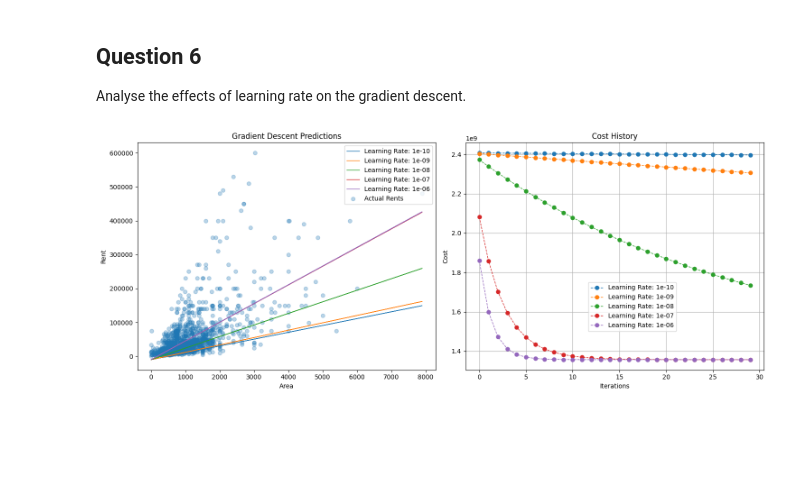
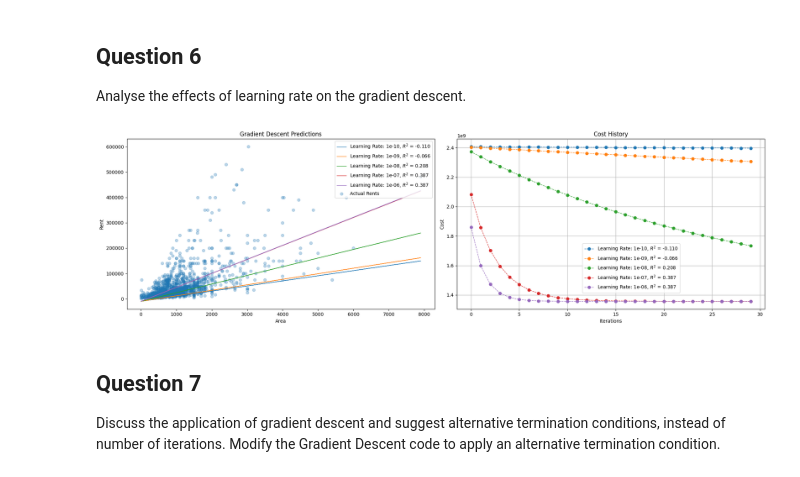
Before and after one commit to majdyousof/machine-learning-coursework, a Jupyter notebook: 02061161_code.ipynb, the cells around one changed output. Cells and saved outputs as stored; diff of their text form; code cells hidden in the pictures; blank space fills up the shorter version.

Commit message:
finish question 8

```diff
--- a/02061161_code.ipynb
+++ b/02061161_code.ipynb
@@ -314,14 +327,14 @@ beta_initial = 20 # Initial beta value
 learning_rate = 10e-9 # Learning rate
 iterations = 2 # Number of iterations
 
-X = X_train_simple.values.flatten()
-y = y_train_simple.values.flatten()
+X = X_train
+y = y_train
 
 # Running gradient descent
 alpha_history, beta_history, cost_history = gradient_descent(X, y, alpha_initial, beta_initial, learning_rate, iterations)
 
 # printing the history of alpha, beta, and cost
-print(f'Alpha history: {alpha_history[0]}, {alpha_history[-1]}')
-print(f'Beta history: {beta_history[0]}, {beta_history[-1]}')
-print(f'Cost history: {cost_history[0]}, {cost_history[-1]}')
+print(f'Alpha history: {alpha_history[0]:.3f}, {alpha_history[-1]:.3f}')
+print(f'Beta history: {beta_history[0]:.3f}, {beta_history[-1]:.3f}')
+print(f'Cost history: {cost_history[0]:.3f}, {cost_history[-1]:.3f}')
 # %% [output]
@@ -337,7 +350,7 @@ new_iterations = 30
 alpha_history_comp, beta_history_comp, cost_history_comp = gradient_descent(X, y, alpha_initial, beta_initial, learning_rate, new_iterations)
 
 # evaluating regression the final alpha, beta, and cost
-gradient_descent_predictions = alpha_history_comp[-1] + beta_history_comp[-1] * X_test_simple.values.flatten()
+gradient_descent_predictions = alpha_history_comp[-1] + beta_history_comp[-1] * X_test
 # %%
 # plotting the comparison of the gradient descent predictions with the simple linear regression predictions
 
@@ -384,42 +397,46 @@ beta_history_array = []
 cost_history_array = []
 
 # Ensure X and y have the same shape
-X = X_train_simple.values.flatten()
-y = y_train_simple.values.flatten()
+X = X_train
+y = y_train
 
 for learning_rate in learning_rate_array:
     a, b, c = gradient_descent(X, y, alpha_initial, beta_initial, learning_rate, new_iterations)
     alpha_history_array.append(a)
     beta_history_array.append(b)
     cost_history_array.append(c)
 
 # Plotting the cost history for different learning rates
-fig, ax = plt.subplots(1, 2, figsize=(15,6))
+fig, ax = plt.subplots(1, 2, figsize=(20,6))
 for i, learning_rate in enumerate(learning_rate_array):
 
     # Plotting the gradient descent predictions
-    gradient_descent_predictions = alpha_history_array[i][-1] + beta_history_array[i][-1] * X_test_simple.values.flatten()
-    ax[0].plot(X_test_simple, gradient_descent_predictions, label=f'Learning Rate: {learning_rate}', linewidth=1)
+    gradient_descent_predictions = alpha_history_array[i][-1] + beta_history_array[i][-1] * X_test
+    r2 = r2_score(y_test, gradient_descent_predictions)
+    ax[0].plot(X_test, gradient_descent_predictions, label=f'Learning Rate: {learning_rate}, $R^2$ = {r2:.3f}', linewidth=1)
 
     # Plotting the cost history
-    ax[1].plot(range(new_iterations), cost_history_array[i], label=f'Learning Rate: {learning_rate}', marker='o', linestyle='--', linewidth=1)
+    ax[1].plot(range(new_iterations), cost_history_array[i], label=f'Learning Rate: {learning_rate}, $R^2$ = {r2:.3f}', marker='o', linestyle='--', linewidth=1)
 
 # Plotting the actual rents
-ax[0].scatter(X_test_simple, y_test_simple, alpha=0.3, label='Actual Rents')
+ax[0].scatter(X_test, y_test, alpha=0.3, label='Actual Rents')
 ax[0].set_title('Gradient Descent Predictions')
 ax[0].set_xlabel('Area')
 ax[0].set_ylabel('Rent')
 ax[0].legend()
 
 ax[1].set_title('Cost History')
 ax[1].set_xlabel('Iterations')
 ax[1].set_ylabel('Cost')
 ax[1].legend(bbox_to_anchor=(0.4, 0.4))
 ax[1].grid(True)
 
 # Show the figure
 plt.tight_layout()
 plt.savefig('plots/learningRateSlider.svg')
 plt.show()
 # %% [output]
-[figure, old version]
+[figure, new version]
+# %% [markdown]
+## Question 7
+Discuss the application of gradient descent and suggest alternative termination conditions, instead of number of iterations. Modify the Gradient Descent code to apply an alternative termination condition.
```
Also changed, not shown: parts of 11 cells of this notebook, 8 other files.
